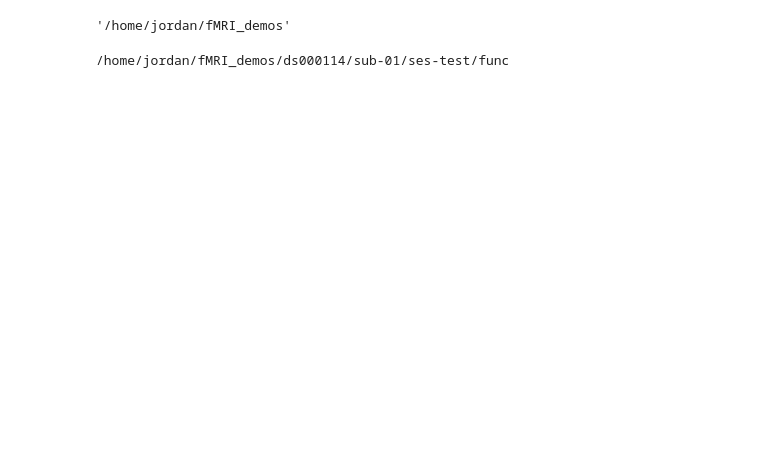
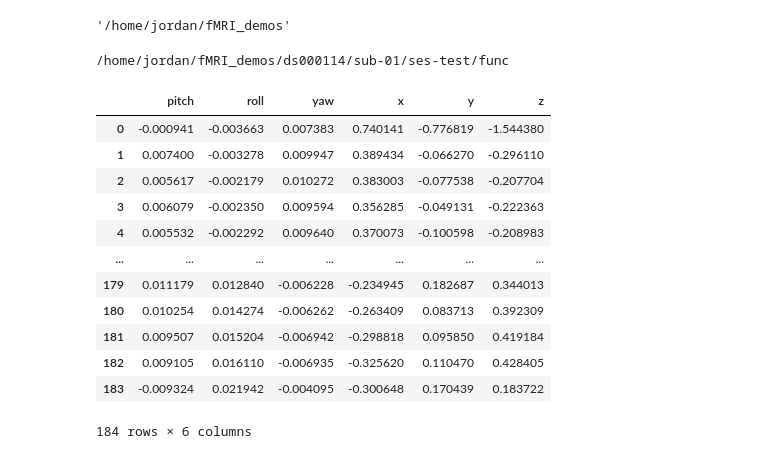
Before and after one commit to jecd/PSC210_demos, a Jupyter notebook: Visualize_Results.ipynb, the cells around one changed output. Cells and saved outputs as stored; diff of their text form; code cells hidden in the pictures; blank space fills up the shorter version.

```diff
--- a/Visualize_Results.ipynb
+++ b/Visualize_Results.ipynb
@@ -16,0 +21,16 @@ realignment = pd.read_table(subdir + "/sub-01_ses-test_task-fingerfootlips_bold_
+# %%
+realignment
+# %% [output]
+|  | pitch | roll | yaw | x | y | z |
+| 0 | -0.000941 | -0.003663 | 0.007383 | 0.740141 | -0.776819 | -1.544380 |
+| 1 | 0.007400 | -0.003278 | 0.009947 | 0.389434 | -0.066270 | -0.296110 |
+| 2 | 0.005617 | -0.002179 | 0.010272 | 0.383003 | -0.077538 | -0.207704 |
+| 3 | 0.006079 | -0.002350 | 0.009594 | 0.356285 | -0.049131 | -0.222363 |
+| 4 | 0.005532 | -0.002292 | 0.009640 | 0.370073 | -0.100598 | -0.208983 |
+| ... | ... | ... | ... | ... | ... | ... |
+| 179 | 0.011179 | 0.012840 | -0.006228 | -0.234945 | 0.182687 | 0.344013 |
+| 180 | 0.010254 | 0.014274 | -0.006262 | -0.263409 | 0.083713 | 0.392309 |
+| 181 | 0.009507 | 0.015204 | -0.006942 | -0.298818 | 0.095850 | 0.419184 |
+| 182 | 0.009105 | 0.016110 | -0.006935 | -0.325620 | 0.110470 | 0.428405 |
+| 183 | -0.009324 | 0.021942 | -0.004095 | -0.300648 | 0.170439 | 0.183722 |
+184 rows × 6 columns
```
Also changed, not shown: parts of 9 cells of this notebook, 2 other files.
